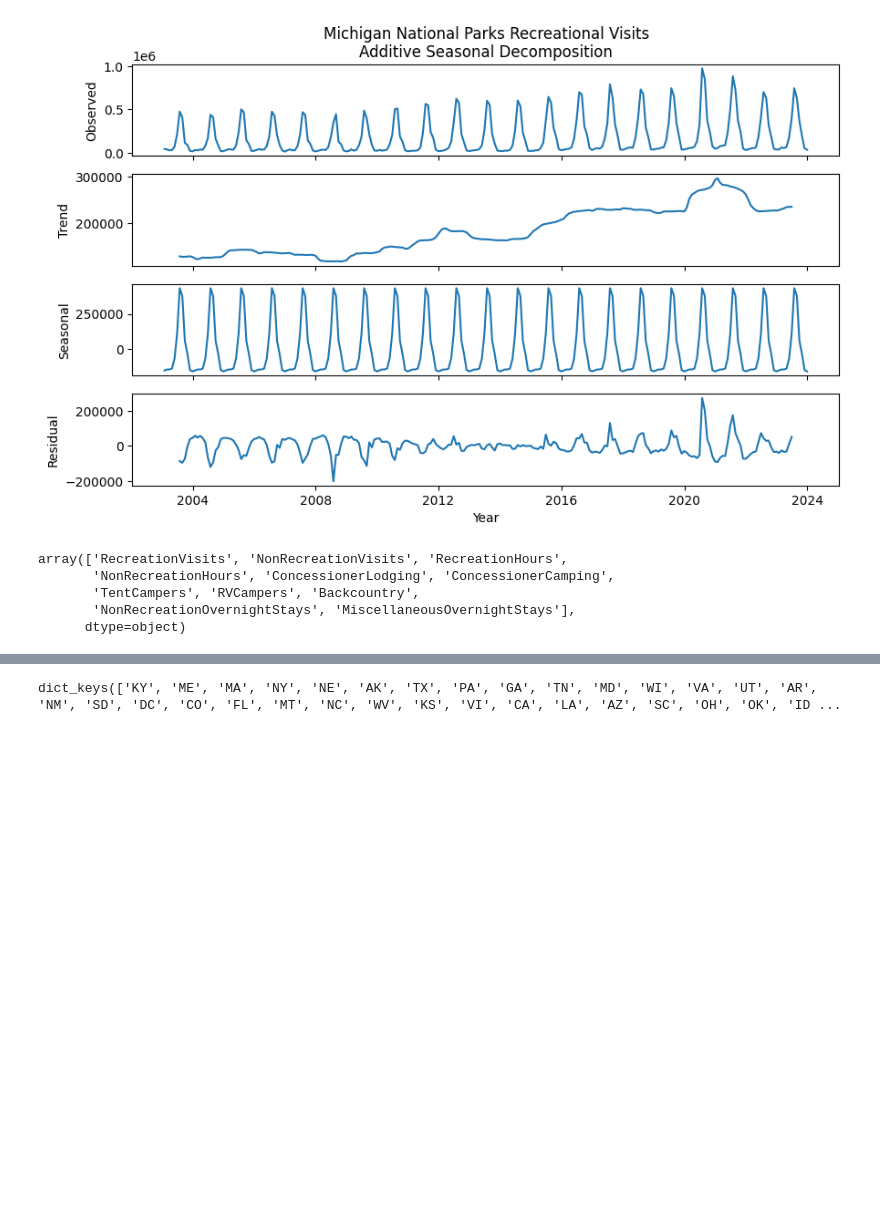
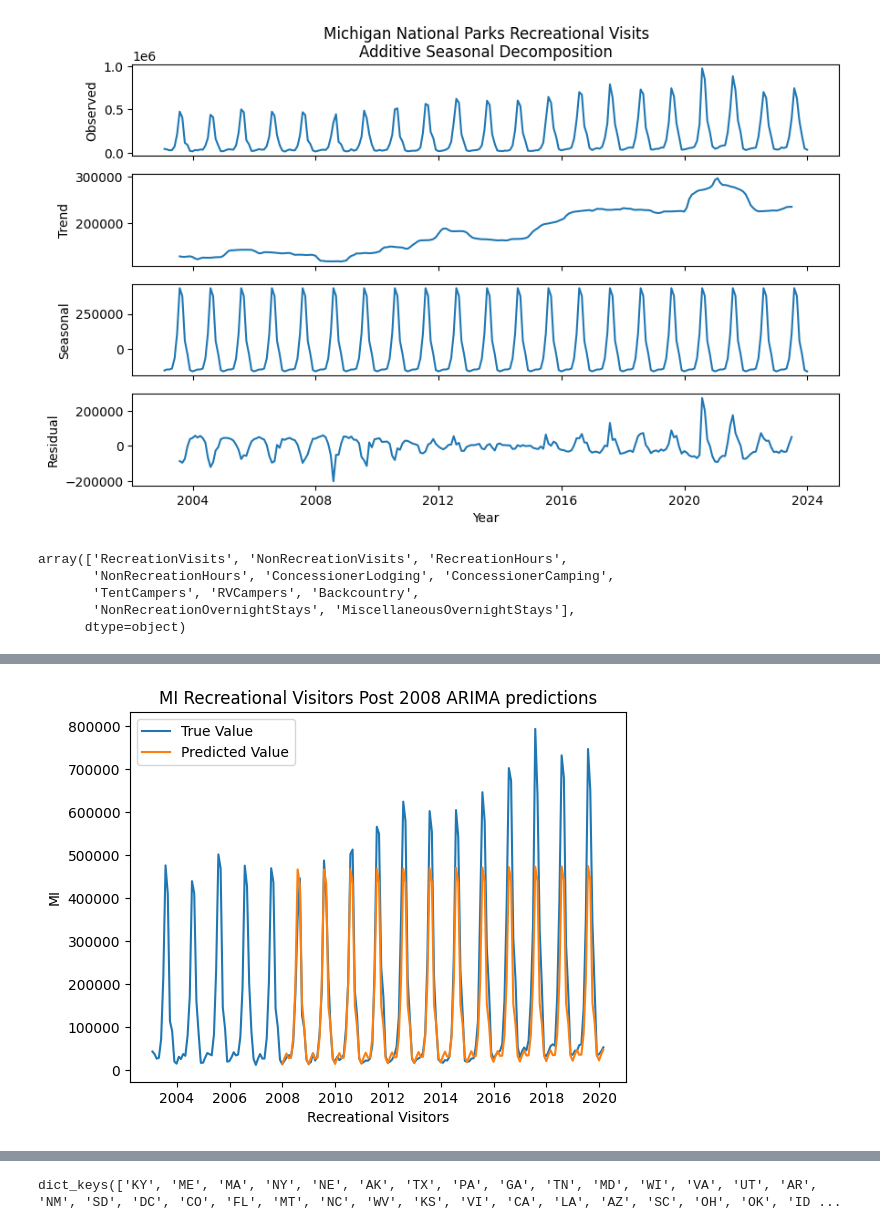
Before and after one commit to scmcqueen/NationalParksDataMining, a Jupyter notebook: covid_2008.ipynb, the cells around one changed output, grey strips where cells are left out. Cells and saved outputs as stored; diff of their text form; code cells hidden in the pictures; blank space fills up the shorter version.

Commit message:
completed sample ARIMA analysis

```diff
--- a/covid_2008.ipynb
+++ b/covid_2008.ipynb
@@ -167,2 +173,13 @@ for state in visit_data.state_2.unique():
     # save as dict
     trend_seasonal[state]={'trend_df':trend_df, 'seasonal_df':seasonal_df}
+# %%
+mich_sample = get_data_for_decomp(visit_data,'RecreationVisits').reset_index()
+mich_sample=mich_sample[mich_sample['date']<'2007-12-01']
+stepwise_fit = auto_arima(mich_sample['MI'], start_p = 1, start_q = 1,
+                          max_p = 3, max_q = 3, m = 12,
+                          start_P = 0, seasonal = True,
+                          d = None, D = 1, trace = True,
+                          error_action ='ignore',   # we don't want to know if an order does not work
+                          suppress_warnings = True,  # we don't want convergence warnings
+                          stepwise = True)           # set to stepwise
+stepwise_fit.fit(mich_sample['MI'])
@@ -168,0 +206,13 @@ for state in visit_data.state_2.unique():
+# %%
+og_data = get_data_for_decomp(visit_data,'RecreationVisits').reset_index()
+og_data = og_data[og_data['date']<'2020-03-01'] # before March
+pred=og_data[og_data['date']>'2007-12-01']
+resulted_val =stepwise_fit.predict(n_periods=len(pred))
+
+error = np.sqrt(metrics.mean_squared_error(resulted_val,pred['MI']))
+sns.lineplot(y=og_data['MI'],x=og_data['date'],label='True Value')
+sns.lineplot(y=resulted_val,x=pred['date'],label='Predicted Value')
+plt.xlabel('Recreational Visitors')
+_ = plt.title('MI Recreational Visitors Post 2008 ARIMA predictions')
+# %% [output]
+[figure, added]
```
Also changed, not shown: parts of 6 cells of this notebook.
